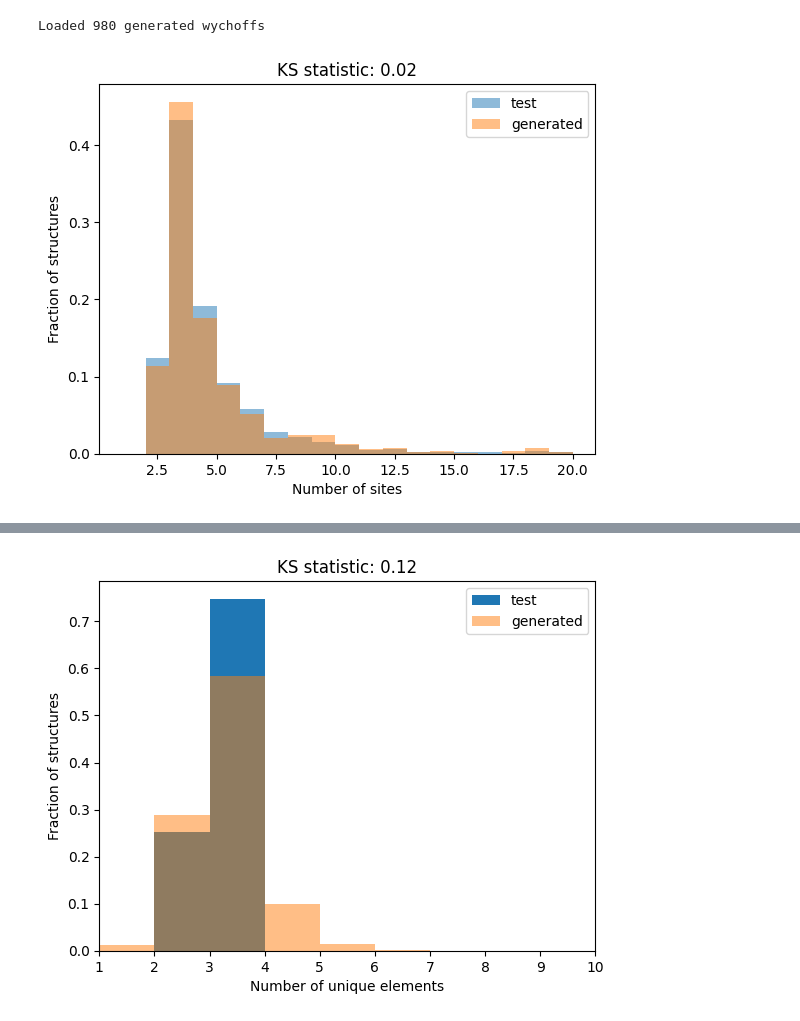
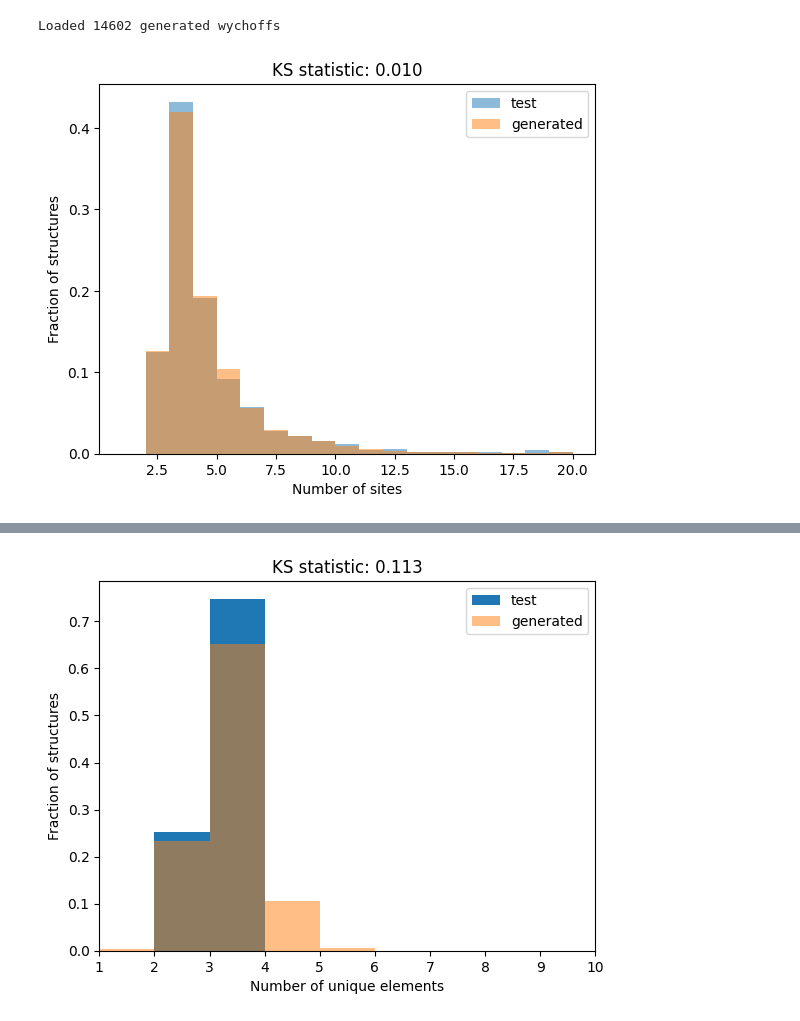
Before and after one commit to kedhip/WyckoffTransformer, a Jupyter notebook: statistical_evaluation.ipynb, the cells around one changed output, grey strips where cells are left out. Saved outputs shown, nothing was run; the diff lists cells and outputs as text; code cells hidden in the pictures.

```diff
--- a/statistical_evaluation.ipynb
+++ b/statistical_evaluation.ipynb
@@ -3,11 +3,11 @@ from pyxtal import pyxtal
 # %%
 import gzip
 import json
-with gzip.open('runs/maqpu3ee/generated_wp.json.gz', 'rt') as f:
+with gzip.open('test_naive_va_calib.json.gz', 'rt') as f:
     generated_wychoffs = json.load(f)
 print(f"Loaded {len(generated_wychoffs)} generated wychoffs")
 # %% [output]
-Loaded 980 generated wychoffs
+Loaded 14602 generated wychoffs
 # %%
 from scipy.stats import wasserstein_distance, kstest
 # %%
@@ -28,10 +28,10 @@ ax.hist(generated_no_sites, bins=bins, alpha=0.5, label='generated', density=Tru
 ax.set_xlabel('Number of sites')
 ax.set_ylabel('Fraction of structures')
 #ax.set_title(f"Wasserstein_distance: {wasserstein_distance(test_no_sites, generated_no_sites):.2f}")
-ax.set_title(f"KS statistic: {kstest(test_no_sites, generated_no_sites).statistic:.2f}")
+ax.set_title(f"KS statistic: {kstest(test_no_sites, generated_no_sites).statistic:.3f}")
 ax.legend();
 # %% [output]
-[figure, old version]
+[figure, new version]
 # %%
 datasets_pd['test'].head()
 # %% [output]
@@ -44,22 +44,22 @@ datasets_pd['test'].head()
 # %%
 def count_elements(record):
     return len(set(record["species"]))
 def count_elements_pd(record):
     return len(set(record.elements))
 generated_no_elements = list(map(count_elements, generated_wychoffs))
 test_no_elements = datasets_pd['test'].apply(count_elements_pd, axis=1)
 fig, ax = plt.subplots()
 bins = range(1, 10)
 ax.hist(test_no_elements, label="test", density=True, bins=bins)
 ax.hist(generated_no_elements, label="generated", density=True, alpha=0.5, bins=bins)
 ax.set_xlabel("Number of unique elements")
 ax.set_ylabel("Fraction of structures")
 ax.legend()
 #ax.set_title(f"Wasserstein distance: {wasserstein_distance(test_no_elements, generated_no_elements):.2f}")
-ax.set_title(f"KS statistic: {kstest(test_no_elements, generated_no_elements).statistic:.2f}")
+ax.set_title(f"KS statistic: {kstest(test_no_elements, generated_no_elements).statistic:.3f}")
 ax.set_xlim((1,10));
 # %% [output]
-[figure, old version]
+[figure, new version]
 # %%
 import pickle
 with open("cache/wychoffs_enumerated_by_ss.pkl.gz", "rb") as f:
```
Also changed, not shown: parts of 3 cells of this notebook, 3 other files.
